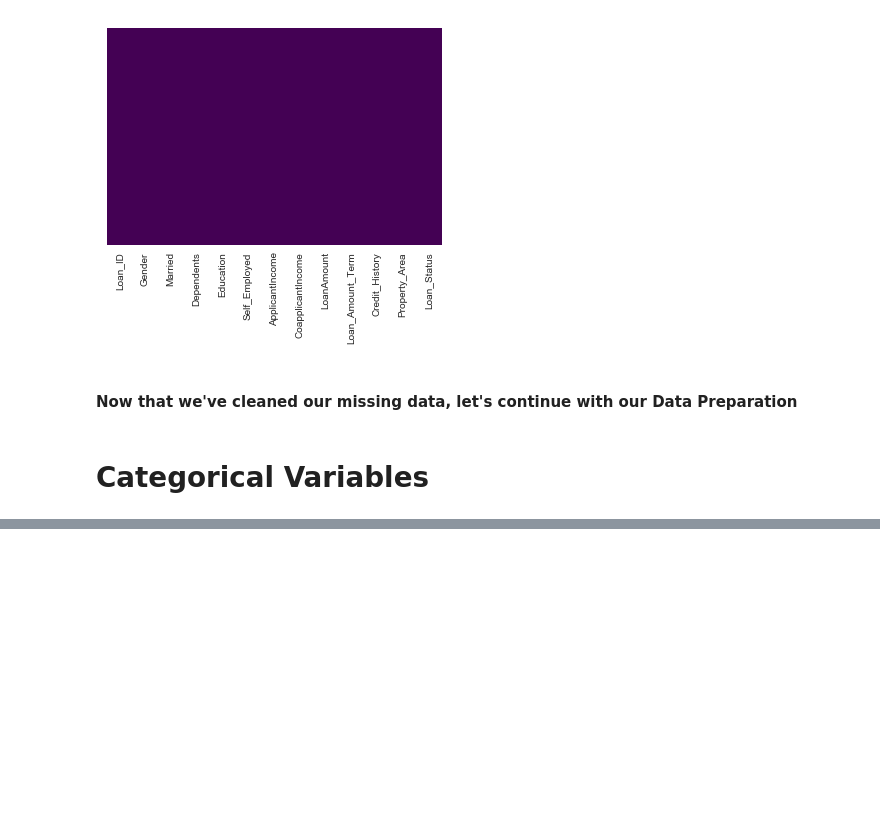
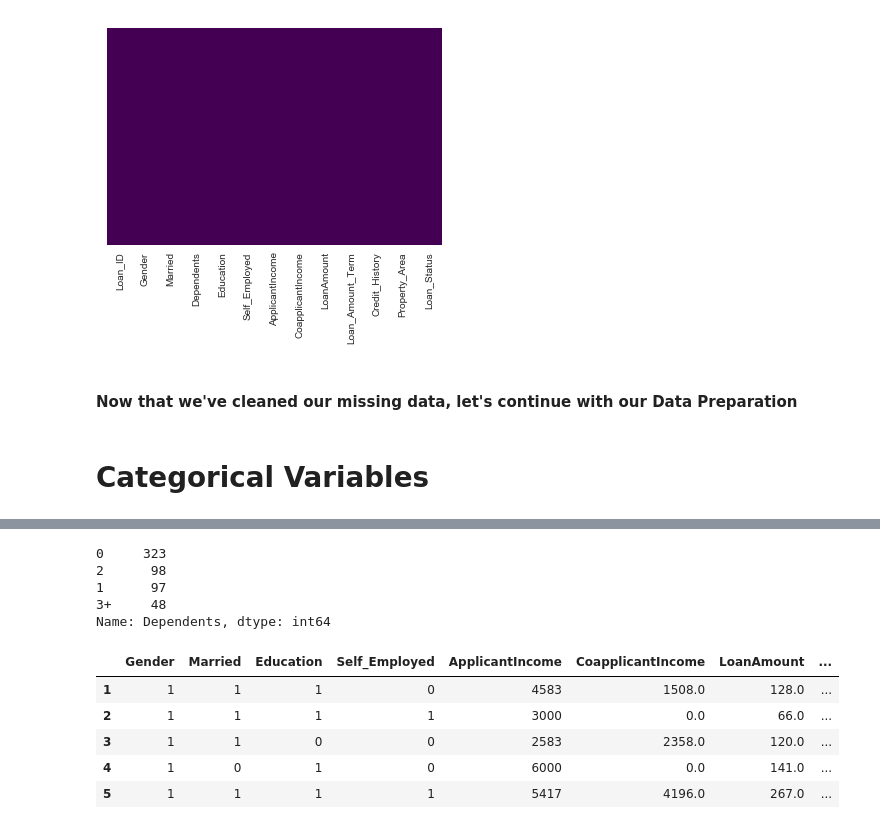
Before and after one commit to AmineHosni/Loan-Prediction-III, a Jupyter notebook: Untitled1.ipynb, the cells around one changed output, grey strips where cells are left out. Saved outputs shown, nothing was run; the diff lists cells and outputs as text; code cells hidden in the pictures; blank space fills up the shorter version.

```diff
--- a/Untitled1.ipynb
+++ b/Untitled1.ipynb
@@ -452,0 +496,6 @@ Name: Self_Employed, Length: 566, dtype: object
+# %%
+print('Before Coding:')
+print(train_copy['Self_Employed'].value_counts())
+train_copy["Self_Employed"] = coding(train_copy["Self_Employed"], {'No':0,'Yes':1})
+print('After Coding:')
+print(train_copy['Self_Employed'].value_counts())
@@ -452,0 +511,6 @@ Name: Self_Employed, Length: 566, dtype: object
+# %%
+print('Before Coding:')
+print(train_copy['Gender'].value_counts())
+train_copy["Gender"] = coding(train_copy["Gender"], {'Female':0,'Male':1})
+print('After Coding:')
+print(train_copy['Gender'].value_counts())
@@ -452,0 +526,6 @@ Name: Self_Employed, Length: 566, dtype: object
+# %%
+print('Before Coding:')
+print(train_copy['Education'].value_counts())
+train_copy["Education"] = coding(train_copy["Education"], {'Not Graduate':0,'Graduate':1})
+print('After Coding:')
+print(train_copy['Education'].value_counts())
@@ -452,0 +541,8 @@ Name: Self_Employed, Length: 566, dtype: object
+# %%
+train_copy['Dependents'].value_counts()
+# %% [output]
+0     323
+2      98
+1      97
+3+     48
+Name: Dependents, dtype: int64
@@ -452,0 +557,11 @@ Name: Self_Employed, Length: 566, dtype: object
+# %%
+df = pd.get_dummies(train_copy)
+# %%
+df.head()
+# %% [output]
+|  | Gender | Married | Education | Self_Employed | ApplicantIncome | CoapplicantIncome | LoanAmount | ... |
+| 1 | 1 | 1 | 1 | 0 | 4583 | 1508.0 | 128.0 | ... |
+| 2 | 1 | 1 | 1 | 1 | 3000 | 0.0 | 66.0 | ... |
+| 3 | 1 | 1 | 0 | 0 | 2583 | 2358.0 | 120.0 | ... |
+| 4 | 1 | 0 | 1 | 0 | 6000 | 0.0 | 141.0 | ... |
+| 5 | 1 | 1 | 1 | 1 | 5417 | 4196.0 | 267.0 | ... |
```
Also changed, not shown: parts of 24 cells of this notebook.
